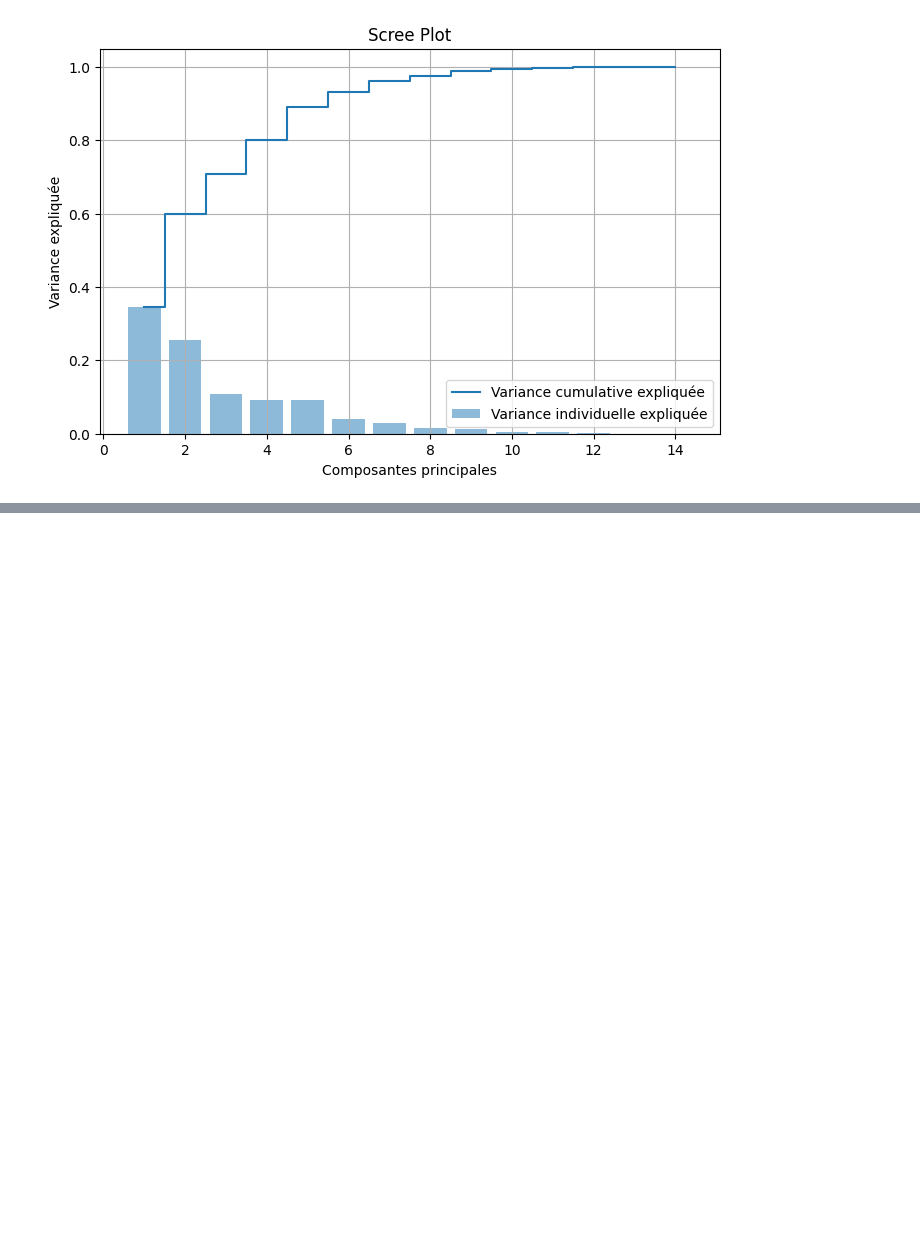
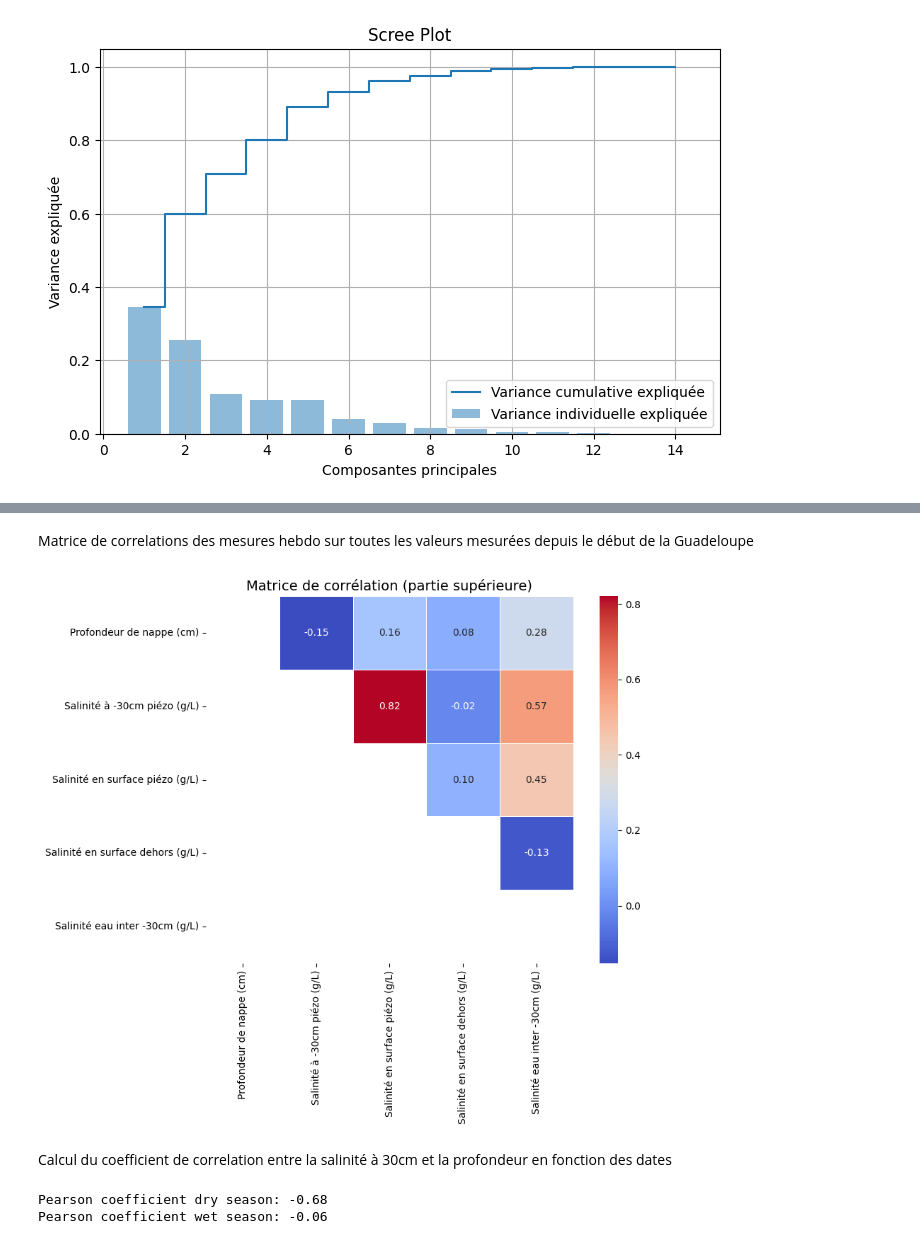
Before and after one commit to arthuserani/BleuAtlantiC_Physics, a Jupyter notebook: Field Data/FieldDataAnalysis.ipynb, the cells around one changed output, grey strips where cells are left out. Cells and saved outputs as stored; diff of their text form; code cells hidden in the pictures; blank space fills up the shorter version.

```diff
--- a/Field Data/FieldDataAnalysis.ipynb
+++ b/Field Data/FieldDataAnalysis.ipynb
@@ -1066,0 +1180,41 @@ Variance expliquée par chaque composante principale: [3.44989509e-01 2.55286552
+# %% [markdown]
+Matrice de correlations des mesures hebdo sur toutes les valeurs mesurées depuis le début de la Guadeloupe
+# %%
+import pandas as pd
+import matplotlib.pyplot as plt
+import seaborn as sns
+import numpy as np
+
+# 1. Supprimer la première colonne (ex : 'Parcelle')
+df_corr = df_babin.iloc[:, 3:]
+
+# 2. Calcul de la matrice de corrélation
+corr_matrix = df_corr.corr()
+
+# 3. Masque pour n’afficher que la partie supérieure
+mask = np.tril(np.ones_like(corr_matrix, dtype=bool))
+
+# 4. Heatmap triangulaire
+plt.figure(figsize=(10, 8))
+sns.heatmap(corr_matrix, mask=mask, annot=True, fmt=".2f", cmap="coolwarm",
+            cbar=True, square=True, linewidths=0.5)
+
+plt.title("Matrice de corrélation (partie supérieure)", fontsize=14)
+plt.tight_layout()
+plt.show()
+# %% [output]
+[figure, added]
+# %% [markdown]
+Calcul du coefficient de correlation entre la salinité à 30cm et la profondeur en fonction des dates
+# %%
+df_dry = df_babin.head(16)[['Profondeur de nappe (cm)','Salinité à -30cm piézo (g/L)']]
+df_wet = df_babin.iloc[16:][['Profondeur de nappe (cm)','Salinité à -30cm piézo (g/L)']]
+
+pearson_coef_dry = df_dry['Profondeur de nappe (cm)'].corr(df_dry['Salinité à -30cm piézo (g/L)'], method='pearson')
+pearson_coef_wet = df_wet['Profondeur de nappe (cm)'].corr(df_wet['Salinité à -30cm piézo (g/L)'], method='pearson')
+
+print(f"Pearson coefficient dry season: {pearson_coef_dry:.2f}")
+print(f"Pearson coefficient wet season: {pearson_coef_wet:.2f}")
+# %% [output]
+Pearson coefficient dry season: -0.68
+Pearson coefficient wet season: -0.06
```
Also changed, not shown: parts of 26 cells of this notebook, 18 other files.
